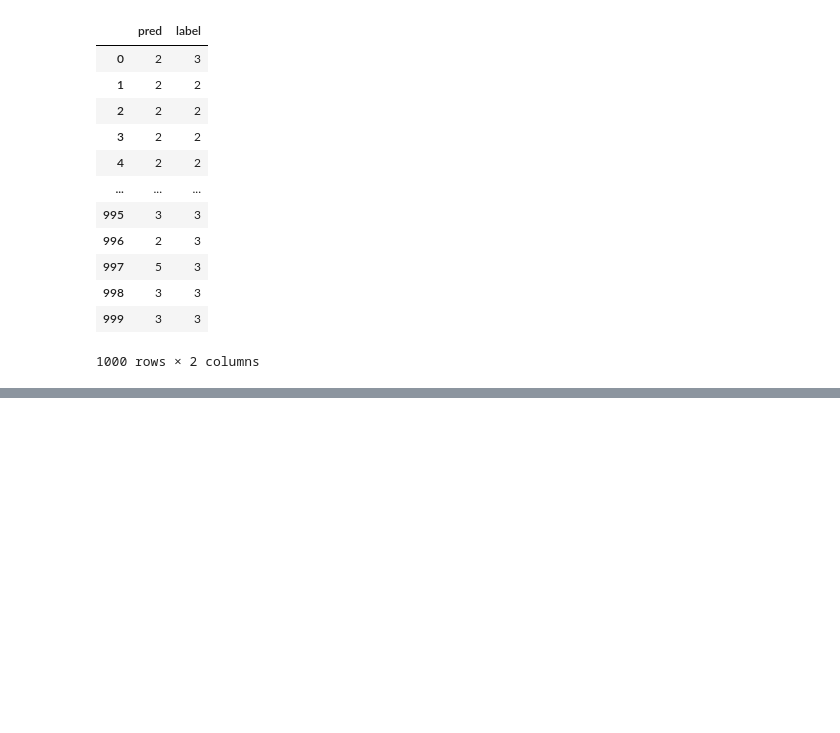
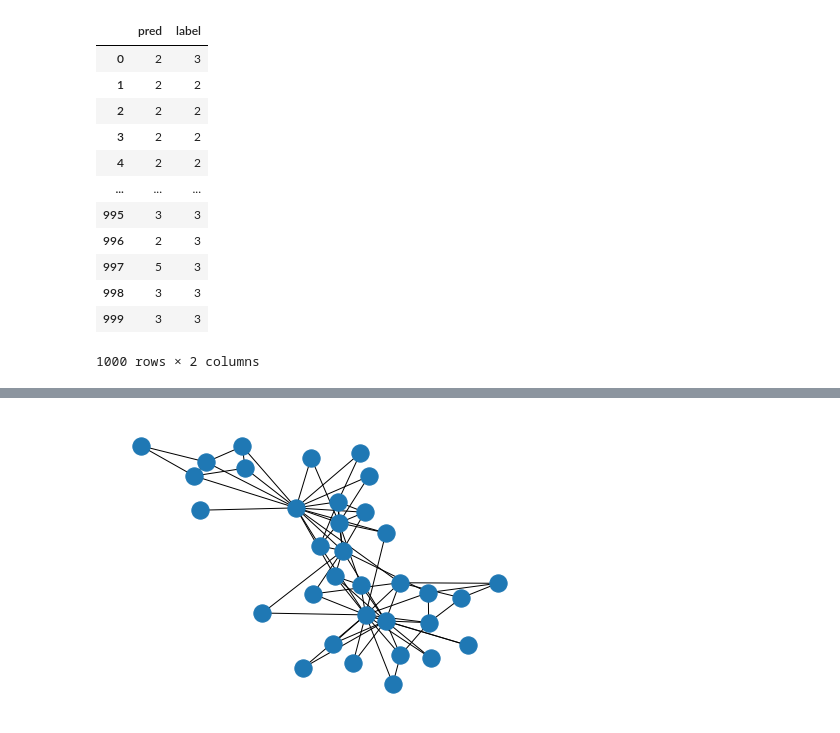
Before and after one commit to Camuslu/Stanford-CS244W-GNN, a Jupyter notebook: CS224W_Colab3_2023.ipynb, the cells around one changed output, grey strips where cells are left out. Saved outputs shown, nothing was run; the diff lists cells and outputs as text; code cells hidden in the pictures; blank space fills up the shorter version.

```diff
--- a/CS224W_Colab3_2023.ipynb
+++ b/CS224W_Colab3_2023.ipynb
@@ -566,0 +587,6 @@ g.nodes()[0]
+# %%
+G = nx.karate_club_graph()
+# %%
+nx.draw(G, with_labels = False)
+# %% [output]
+[figure, added]
```
Also changed, not shown: parts of 6 cells of this notebook.
